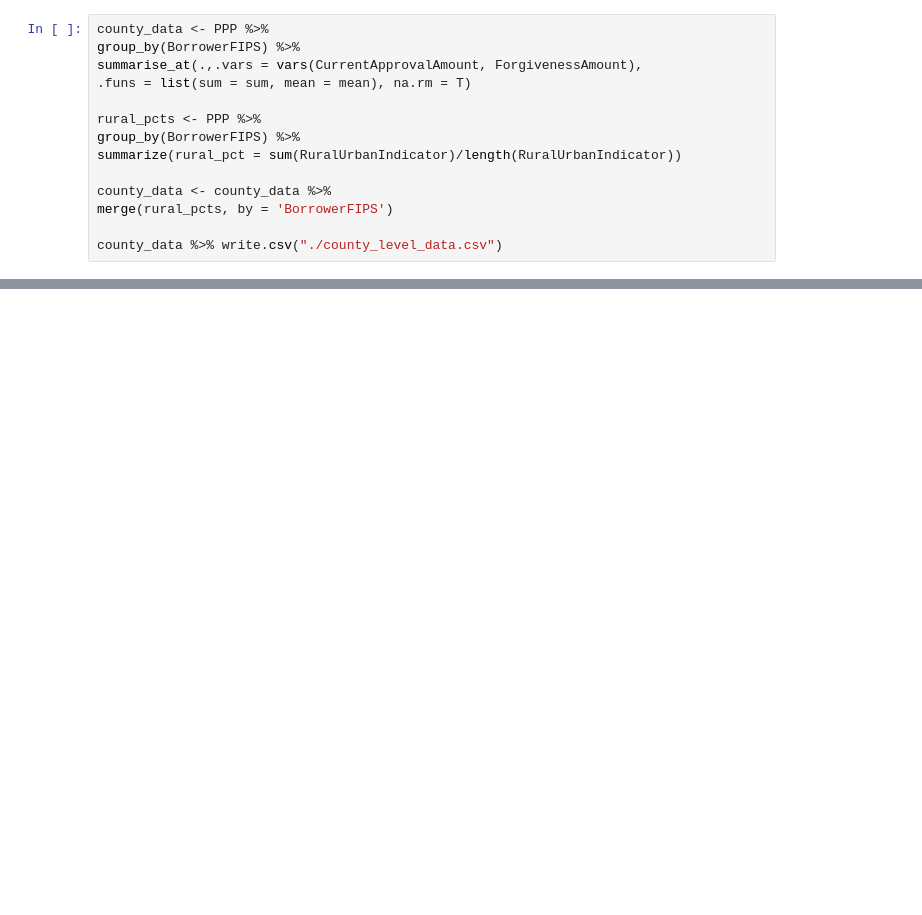
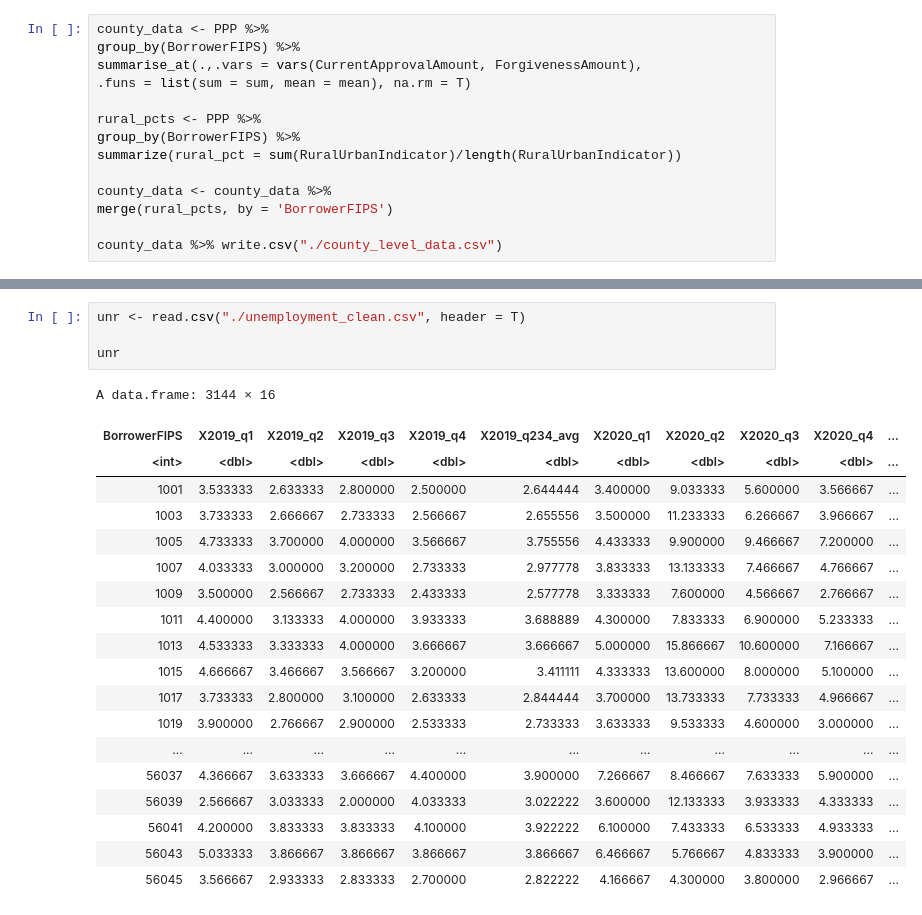
Before and after one commit to ABeeShake/Stats202A-Project, a Jupyter notebook: visualizations.ipynb, the cells around one changed output, grey strips where cells are left out. Drawn from its saved outputs; the diff is of its cells as text; blank space fills up the shorter version.

```diff
--- a/visualizations.ipynb
+++ b/visualizations.ipynb
@@ -202,0 +256,24 @@ ylab = 'Forgiven Amount')
+# %%
+unr <- read.csv("./unemployment_clean.csv", header = T)
+
+unr
+# %% [output]
+A data.frame: 3144 × 16
+| BorrowerFIPS | X2019_q1 | X2019_q2 | X2019_q3 | X2019_q4 | X2019_q234_avg | X2020_q1 | X2020_q2 | X2020_q3 | X2020_q4 | ... |
+| <int> | <dbl> | <dbl> | <dbl> | <dbl> | <dbl> | <dbl> | <dbl> | <dbl> | <dbl> | ... |
+| 1001 | 3.533333 | 2.633333 | 2.800000 | 2.500000 | 2.644444 | 3.400000 | 9.033333 | 5.600000 | 3.566667 | ... |
+| 1003 | 3.733333 | 2.666667 | 2.733333 | 2.566667 | 2.655556 | 3.500000 | 11.233333 | 6.266667 | 3.966667 | ... |
+| 1005 | 4.733333 | 3.700000 | 4.000000 | 3.566667 | 3.755556 | 4.433333 | 9.900000 | 9.466667 | 7.200000 | ... |
+| 1007 | 4.033333 | 3.000000 | 3.200000 | 2.733333 | 2.977778 | 3.833333 | 13.133333 | 7.466667 | 4.766667 | ... |
+| 1009 | 3.500000 | 2.566667 | 2.733333 | 2.433333 | 2.577778 | 3.333333 | 7.600000 | 4.566667 | 2.766667 | ... |
+| 1011 | 4.400000 | 3.133333 | 4.000000 | 3.933333 | 3.688889 | 4.300000 | 7.833333 | 6.900000 | 5.233333 | ... |
+| 1013 | 4.533333 | 3.333333 | 4.000000 | 3.666667 | 3.666667 | 5.000000 | 15.866667 | 10.600000 | 7.166667 | ... |
+| 1015 | 4.666667 | 3.466667 | 3.566667 | 3.200000 | 3.411111 | 4.333333 | 13.600000 | 8.000000 | 5.100000 | ... |
+| 1017 | 3.733333 | 2.800000 | 3.100000 | 2.633333 | 2.844444 | 3.700000 | 13.733333 | 7.733333 | 4.966667 | ... |
+| 1019 | 3.900000 | 2.766667 | 2.900000 | 2.533333 | 2.733333 | 3.633333 | 9.533333 | 4.600000 | 3.000000 | ... |
+| ... | ... | ... | ... | ... | ... | ... | ... | ... | ... | ... |
+| 56037 | 4.366667 | 3.633333 | 3.666667 | 4.400000 | 3.900000 | 7.266667 | 8.466667 | 7.633333 | 5.900000 | ... |
+| 56039 | 2.566667 | 3.033333 | 2.000000 | 4.033333 | 3.022222 | 3.600000 | 12.133333 | 3.933333 | 4.333333 | ... |
+| 56041 | 4.200000 | 3.833333 | 3.833333 | 4.100000 | 3.922222 | 6.100000 | 7.433333 | 6.533333 | 4.933333 | ... |
+| 56043 | 5.033333 | 3.866667 | 3.866667 | 3.866667 | 3.866667 | 6.466667 | 5.766667 | 4.833333 | 3.900000 | ... |
+| 56045 | 3.566667 | 2.933333 | 2.833333 | 2.700000 | 2.822222 | 4.166667 | 4.300000 | 3.800000 | 2.966667 | ... |
```
Also changed, not shown: parts of 10 cells of this notebook, 6 other files.
